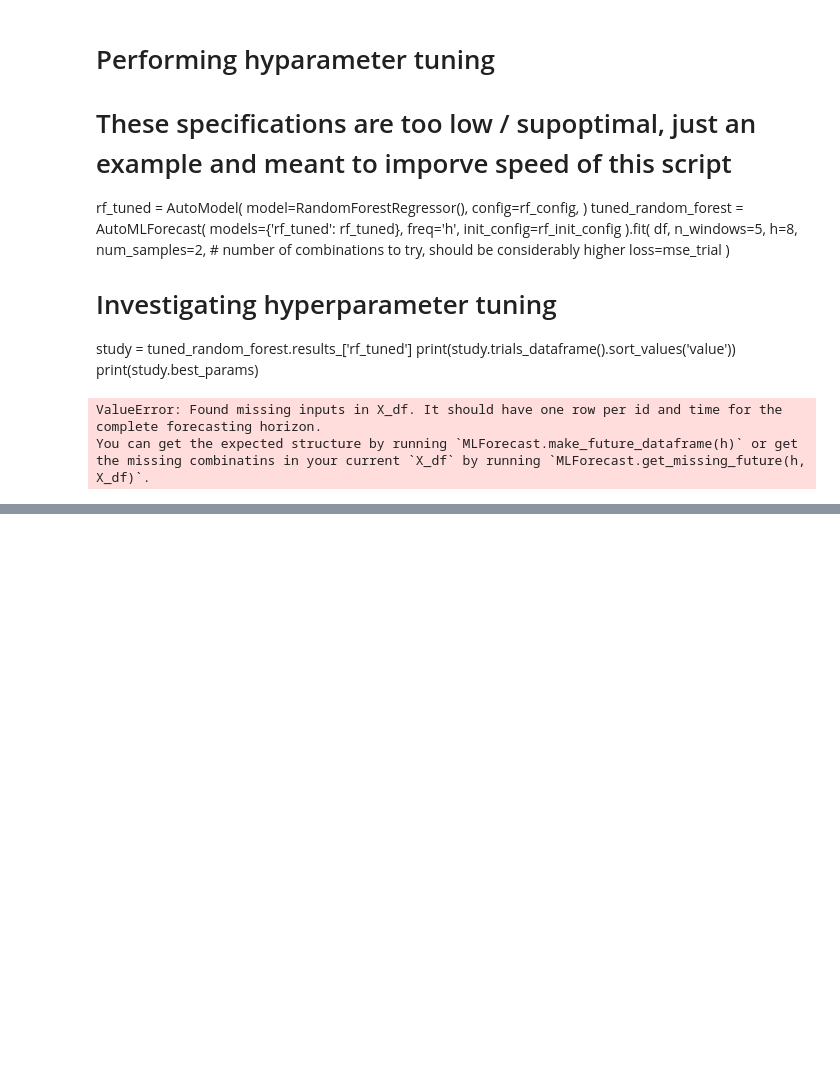
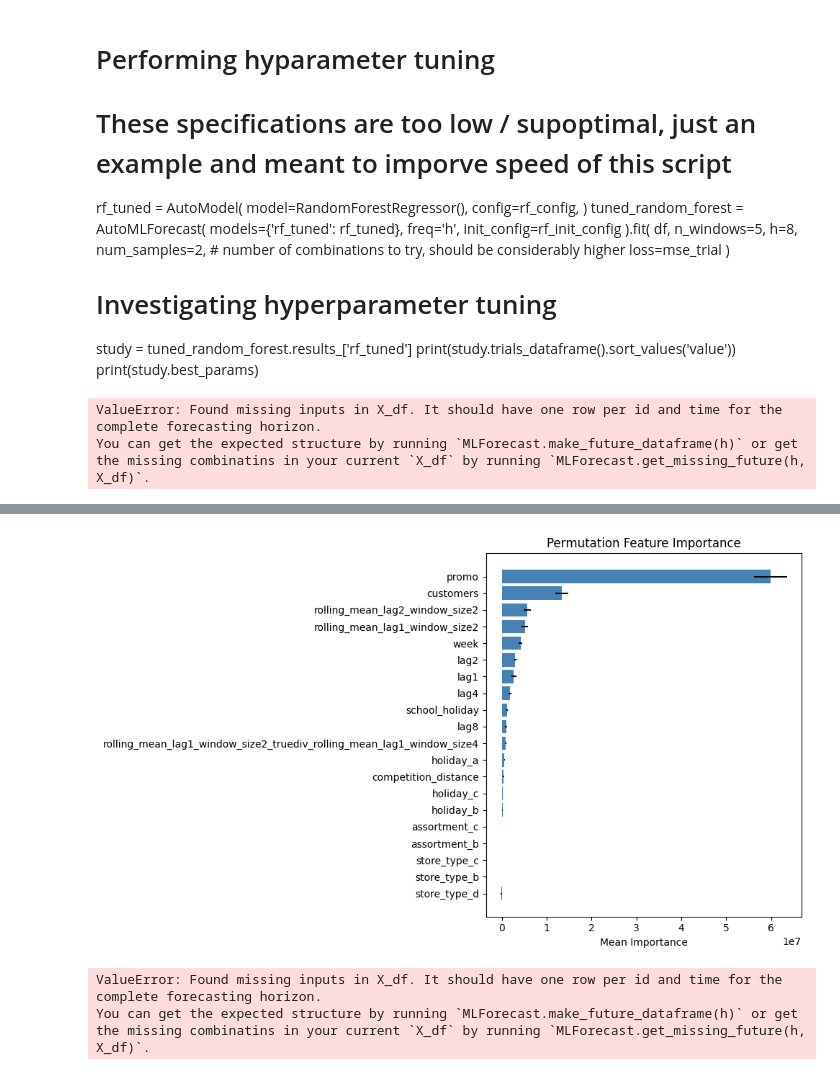
Before and after one commit to YL-6/BF-final, a Jupyter notebook: Sila.3.ipynb, the cells around one changed output, grey strips where cells are left out. Drawn from its saved outputs; the diff is of its cells as text; code cells hidden in the pictures; blank space fills up the shorter version.

```diff
--- a/Sila.3.ipynb
+++ b/Sila.3.ipynb
@@ -345,6 +541,7 @@ fcst = MLForecast(
 )
 # %%
 ## og
+models = [RandomForestRegressor(n_estimators=300, max_features='sqrt', min_samples_leaf=3)]
 fcst = MLForecast(
     models=models,
     freq='W',
@@ -355,3 +552,6 @@ fcst = MLForecast(
         1: [RollingMean(window_size=2)]
     }
 )
+# %%
+fcst.fit(df, static_features=[])
+fc_df = fcst.predict(h=8)
@@ -520,0 +744,25 @@ You can get the expected structure by running `MLForecast.make_future_dataframe(
+# %%
+from mlforecast import MLForecast
+from mlforecast.lag_transforms import Combine, RollingMean
+from sklearn.inspection import permutation_importance
+from sklearn.ensemble import RandomForestRegressor
+
+# Permutation Importance
+features_data = fcst.preprocess(df , static_features=['store_type_b', 'store_type_c', 'store_type_d', 'assortment_b', 'assortment_c'])
+eval_size = 500
+train_data = df.iloc[:-eval_size].copy()
+eval = features_data.iloc[-eval_size:].copy()
+X = eval.drop(['y', 'ds', 'unique_id'], axis=1)
+y = eval['y']
+
+fcst.fit(train_data,static_features=['store_type_b', 'store_type_c', 'store_type_d', 'assortment_b', 'assortment_c'], fitted=True)
+model_rf = fcst.models_['RandomForestRegressor']
+perm_importance = permutation_importance(
+    model_rf,
+    X,
+    y,
+    scoring='neg_mean_squared_error',
+    n_repeats=10,
+    random_state=42
+)
+print(perm_importance)
@@ -520,0 +787,15 @@ You can get the expected structure by running `MLForecast.make_future_dataframe(
+# %%
+# Create result and plot
+sorted_idx = perm_importance.importances_mean.argsort()[::-1]
+features = np.array(X.columns)[sorted_idx]
+importances = perm_importance.importances_mean[sorted_idx]
+std = perm_importance.importances_std[sorted_idx]
+plt.figure(figsize=(10, 6))
+plt.barh(features, importances, xerr=std, align='center', color='steelblue')
+plt.xlabel('Mean Importance')
+plt.title('Permutation Feature Importance')
+plt.gca().invert_yaxis()
+plt.tight_layout()
+plt.show()
+# %% [output]
+[figure, added]
@@ -520,0 +842,6 @@ You can get the expected structure by running `MLForecast.make_future_dataframe(
+# %%
+fcst.fit(target_and_exogv,static_features=[])
+fcst.predict(h = 8, X_df=transformed_exogv)
+# %% [output]
+ValueError: Found missing inputs in X_df. It should have one row per id and time for the complete forecasting horizon.
+You can get the expected structure by running `MLForecast.make_future_dataframe(h)` or get the missing combinatins in your current `X_df` by running `MLForecast.get_missing_future(h, X_df)`.
```
Also changed, not shown: parts of 23 cells of this notebook.
